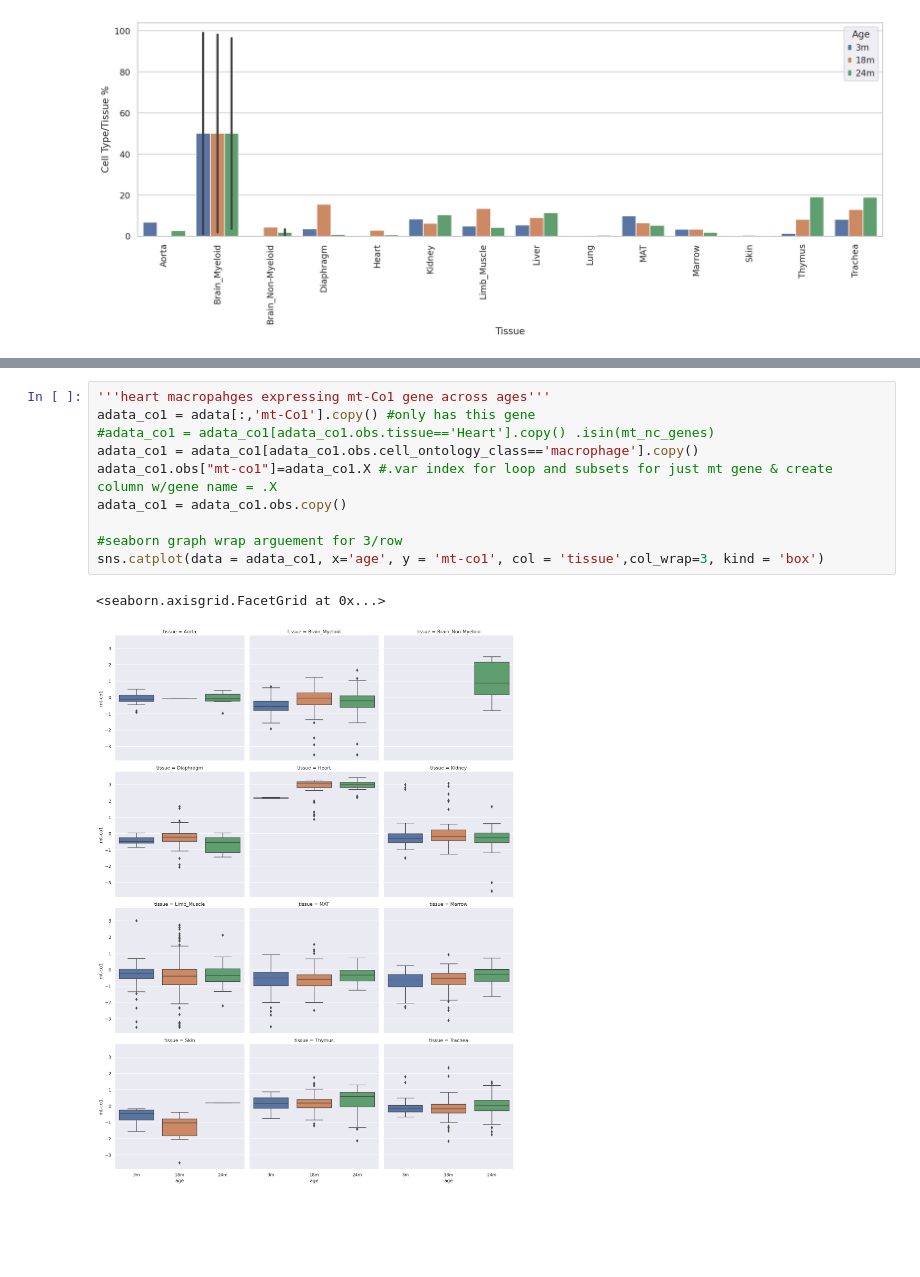
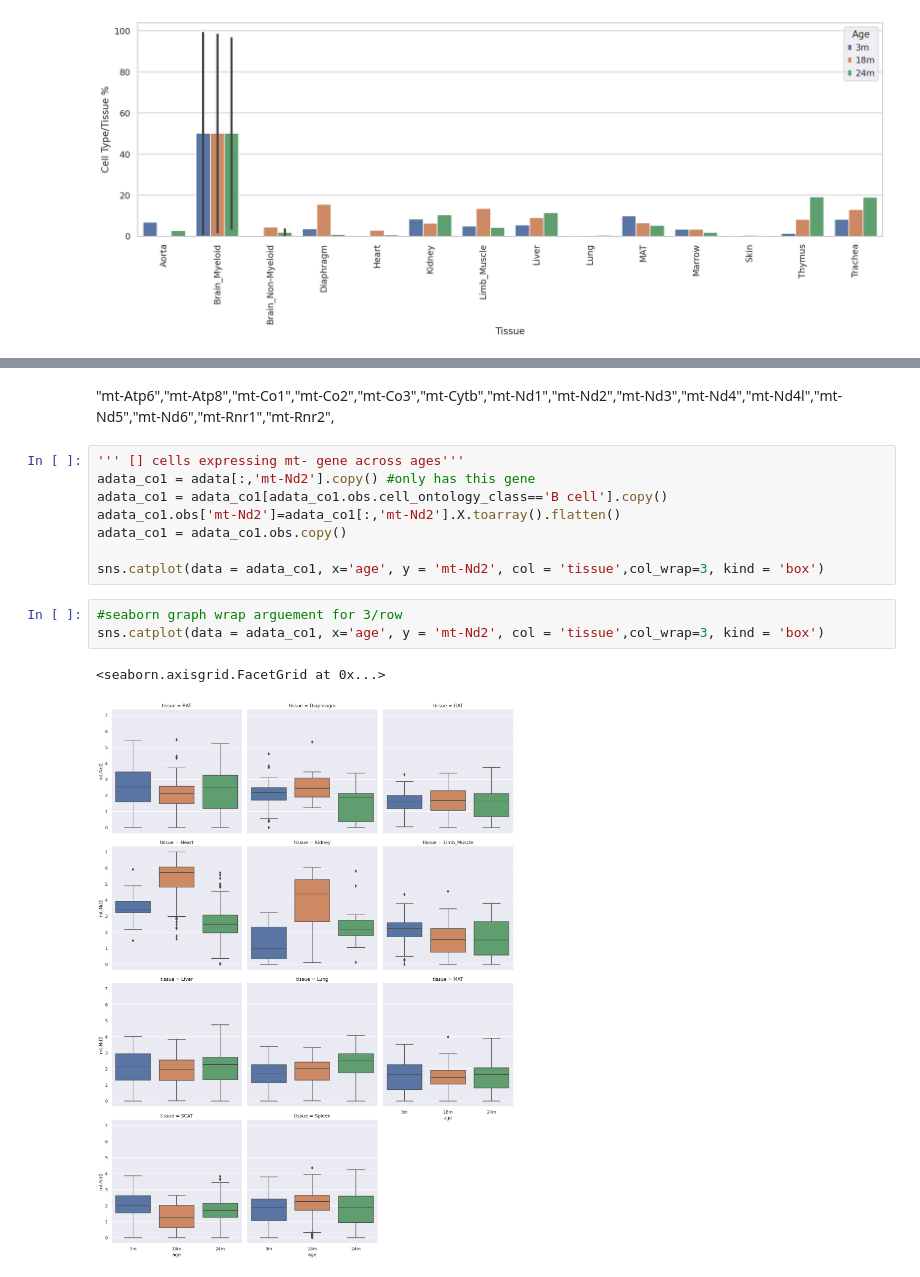
Before and after one commit to lmcgeever/mito_project, a Jupyter notebook: notebooks/Macrophage to Celltype Percent Function.ipynb, the cells around one changed output, grey strips where cells are left out. Saved outputs shown, nothing was run; the diff lists cells and outputs as text; blank space fills up the shorter version.

```diff
--- a/notebooks/Macrophage to Celltype Percent Function.ipynb
+++ b/notebooks/Macrophage to Celltype Percent Function.ipynb
@@ -623,13 +621,16 @@ sns.catplot(data = adata_mtAtp6, x='age', y = 'mt-Atp6', col = 'tissue',col_wrap
+# %% [markdown]
+"mt-Atp6","mt-Atp8","mt-Co1","mt-Co2","mt-Co3","mt-Cytb","mt-Nd1","mt-Nd2","mt-Nd3","mt-Nd4","mt-Nd4l","mt-Nd5","mt-Nd6","mt-Rnr1","mt-Rnr2",
 # %%
-'''heart macropahges expressing mt-Co1 gene across ages'''
-adata_co1 = adata[:,'mt-Co1'].copy() #only has this gene
-#adata_co1 = adata_co1[adata_co1.obs.tissue=='Heart'].copy() .isin(mt_nc_genes)
-adata_co1 = adata_co1[adata_co1.obs.cell_ontology_class=='macrophage'].copy()
-adata_co1.obs["mt-co1"]=adata_co1.X #.var index for loop and subsets for just mt gene & create column w/gene name = .X
+''' [] cells expressing mt- gene across ages'''
+adata_co1 = adata[:,'mt-Nd2'].copy() #only has this gene
+adata_co1 = adata_co1[adata_co1.obs.cell_ontology_class=='B cell'].copy()
+adata_co1.obs['mt-Nd2']=adata_co1[:,'mt-Nd2'].X.toarray().flatten()
 adata_co1 = adata_co1.obs.copy()
 
-#seaborn graph wrap arguement for 3/row
-sns.catplot(data = adata_co1, x='age', y = 'mt-co1', col = 'tissue',col_wrap=3, kind = 'box')
+sns.catplot(data = adata_co1, x='age', y = 'mt-Nd2', col = 'tissue',col_wrap=3, kind = 'box')
-# %% [output]
-<seaborn.axisgrid.FacetGrid at 0x...>
-[figure, removed]
+# %%
+#seaborn graph wrap arguement for 3/row
+sns.catplot(data = adata_co1, x='age', y = 'mt-Nd2', col = 'tissue',col_wrap=3, kind = 'box')
+# %% [output]
+<seaborn.axisgrid.FacetGrid at 0x...>
+[figure, added]
```
Also changed, not shown: parts of 9 cells of this notebook, 4 other files.
